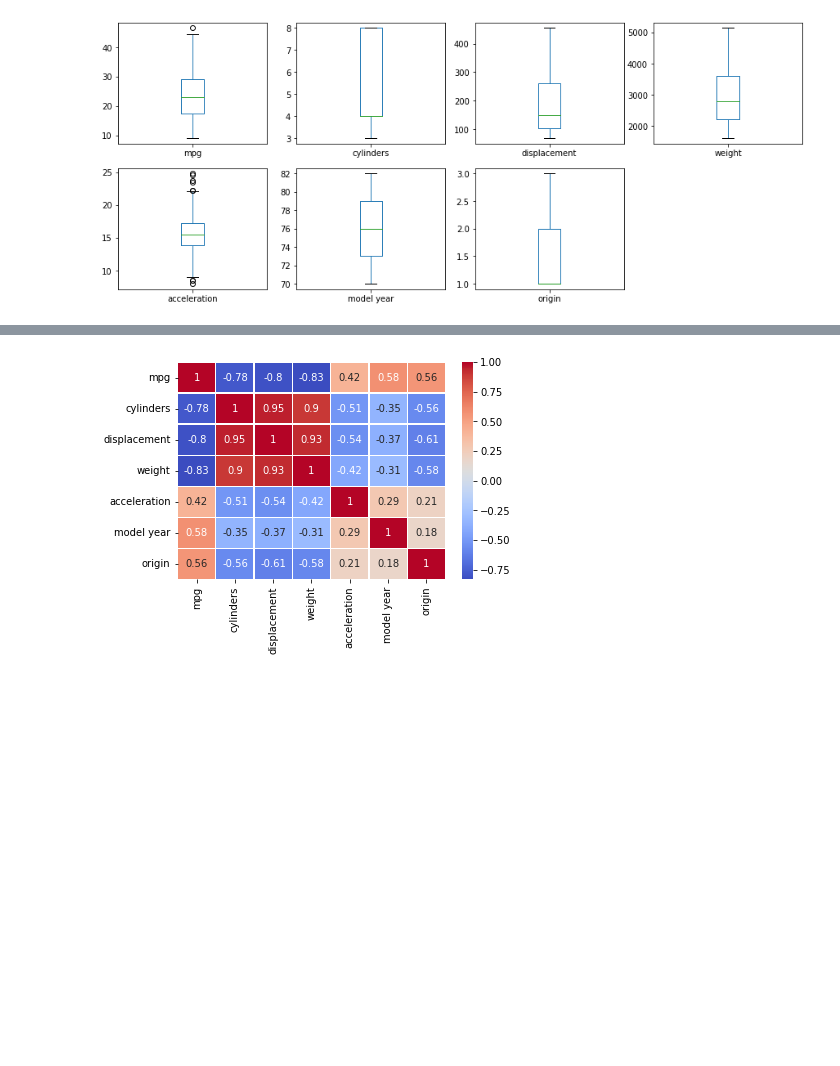
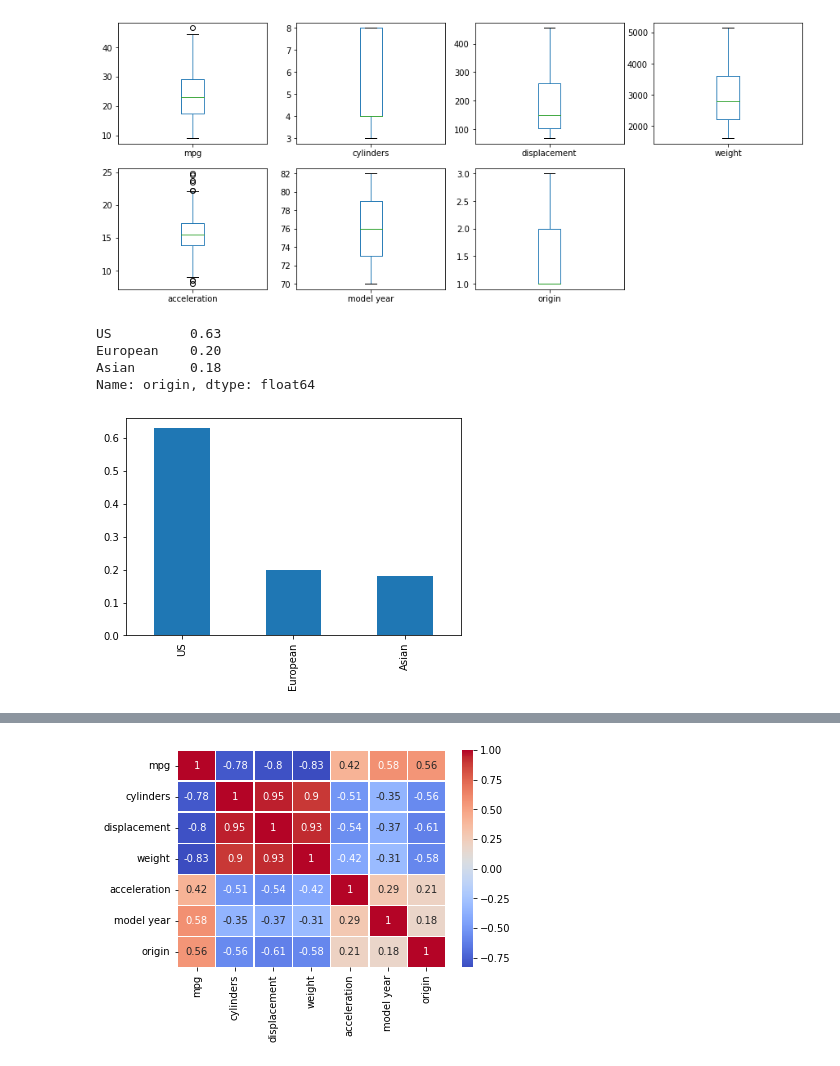
Before and after one commit to surajkonline/R-D-AIML-workshop, a Jupyter notebook: AutoMPG_data_for_practice.ipynb, the cells around one changed output, grey strips where cells are left out. Saved outputs shown, nothing was run; the diff lists cells and outputs as text; code cells hidden in the pictures; blank space fills up the shorter version.

```diff
--- a/AutoMPG_data_for_practice.ipynb
+++ b/AutoMPG_data_for_practice.ipynb
@@ -100,3 +120,14 @@ df.hist(figsize= (15,6), layout= (2,4));
 df.plot(kind='box', subplots=True, layout= (2,4), figsize= (15,6));
 # %% [output]
 [figure]
+# %%
+df['origin'].value_counts(normalize=True).round(2)
+# %% [output]
+US          0.63
+European    0.20
+Asian       0.18
+Name: origin, dtype: float64
+# %%
+df['origin'].value_counts(normalize=True).round(2).plot(kind='bar');
+# %% [output]
+[figure, added]
```
Also changed, not shown: parts of 11 cells of this notebook.
